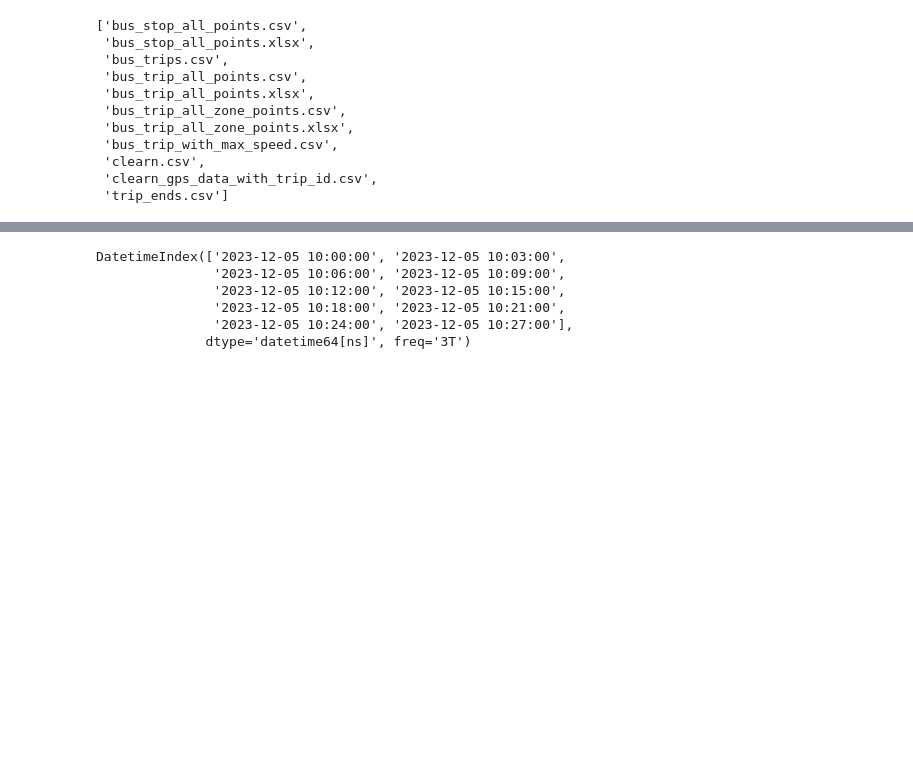
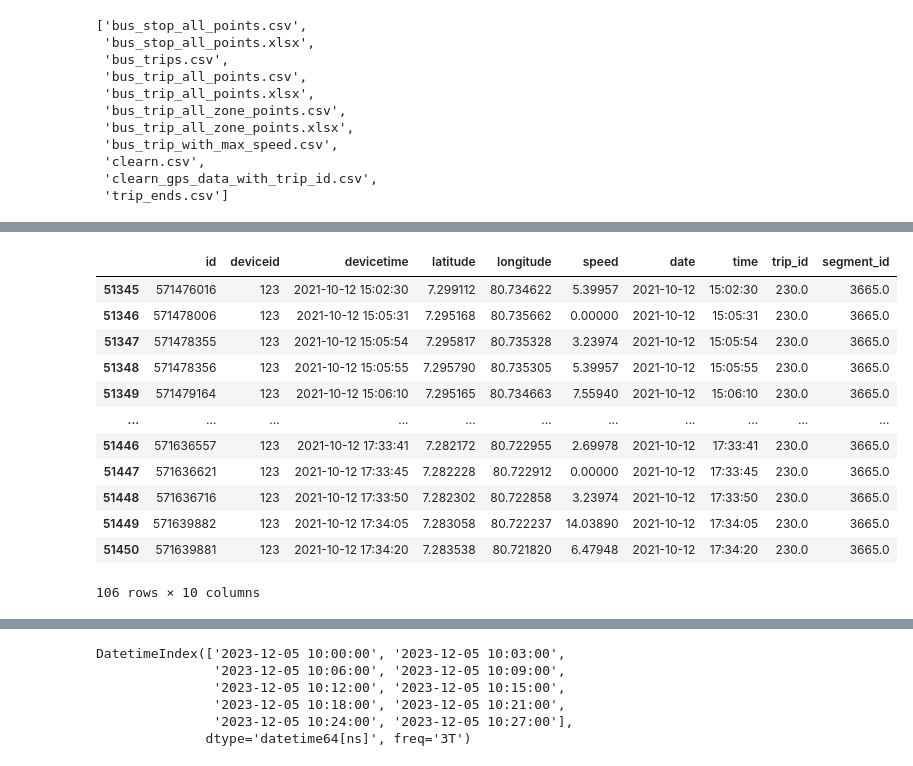
Before and after one commit to DriverBehaviour-FYP/Driver-Behaviour-Analysis, a Jupyter notebook: notebook/segment-by-distance/TripSegmenterByDistance.ipynb, the cells around one changed output, grey strips where cells are left out. Saved outputs shown, nothing was run; the diff lists cells and outputs as text; code cells hidden in the pictures; blank space fills up the shorter version.

```diff
--- a/notebook/segment-by-distance/TripSegmenterByDistance.ipynb
+++ b/notebook/segment-by-distance/TripSegmenterByDistance.ipynb
@@ -306 +329,17 @@ check = result_df[result_df['trip_id']<=1706]
+# %%
+result_df[result_df['segment_id'] == 3665.0]
+# %% [output]
+|  | id | deviceid | devicetime | latitude | longitude | speed | date | time | trip_id | segment_id |
+| 51345 | 571476016 | 123 | 2021-10-12 15:02:30 | 7.299112 | 80.734622 | 5.39957 | 2021-10-12 | 15:02:30 | 230.0 | 3665.0 |
+| 51346 | 571478006 | 123 | 2021-10-12 15:05:31 | 7.295168 | 80.735662 | 0.00000 | 2021-10-12 | 15:05:31 | 230.0 | 3665.0 |
+| 51347 | 571478355 | 123 | 2021-10-12 15:05:54 | 7.295817 | 80.735328 | 3.23974 | 2021-10-12 | 15:05:54 | 230.0 | 3665.0 |
+| 51348 | 571478356 | 123 | 2021-10-12 15:05:55 | 7.295790 | 80.735305 | 5.39957 | 2021-10-12 | 15:05:55 | 230.0 | 3665.0 |
+| 51349 | 571479164 | 123 | 2021-10-12 15:06:10 | 7.295165 | 80.734663 | 7.55940 | 2021-10-12 | 15:06:10 | 230.0 | 3665.0 |
+| ... | ... | ... | ... | ... | ... | ... | ... | ... | ... | ... |
+| 51446 | 571636557 | 123 | 2021-10-12 17:33:41 | 7.282172 | 80.722955 | 2.69978 | 2021-10-12 | 17:33:41 | 230.0 | 3665.0 |
+| 51447 | 571636621 | 123 | 2021-10-12 17:33:45 | 7.282228 | 80.722912 | 0.00000 | 2021-10-12 | 17:33:45 | 230.0 | 3665.0 |
+| 51448 | 571636716 | 123 | 2021-10-12 17:33:50 | 7.282302 | 80.722858 | 3.23974 | 2021-10-12 | 17:33:50 | 230.0 | 3665.0 |
+| 51449 | 571639882 | 123 | 2021-10-12 17:34:05 | 7.283058 | 80.722237 | 14.03890 | 2021-10-12 | 17:34:05 | 230.0 | 3665.0 |
+| 51450 | 571639881 | 123 | 2021-10-12 17:34:20 | 7.283538 | 80.721820 | 6.47948 | 2021-10-12 | 17:34:20 | 230.0 | 3665.0 |
+106 rows × 10 columns
 # %%
```
Also changed, not shown: parts of 7 cells of this notebook, 3 other files.
